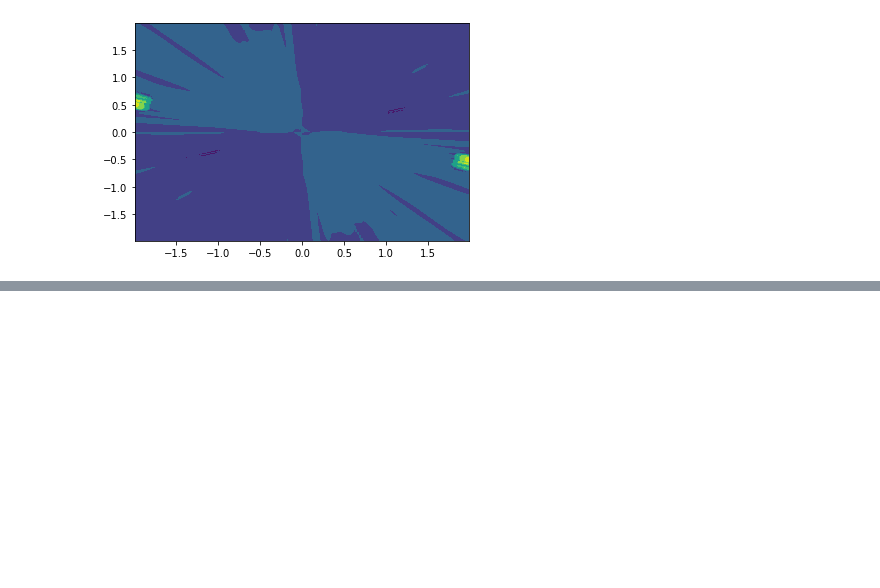
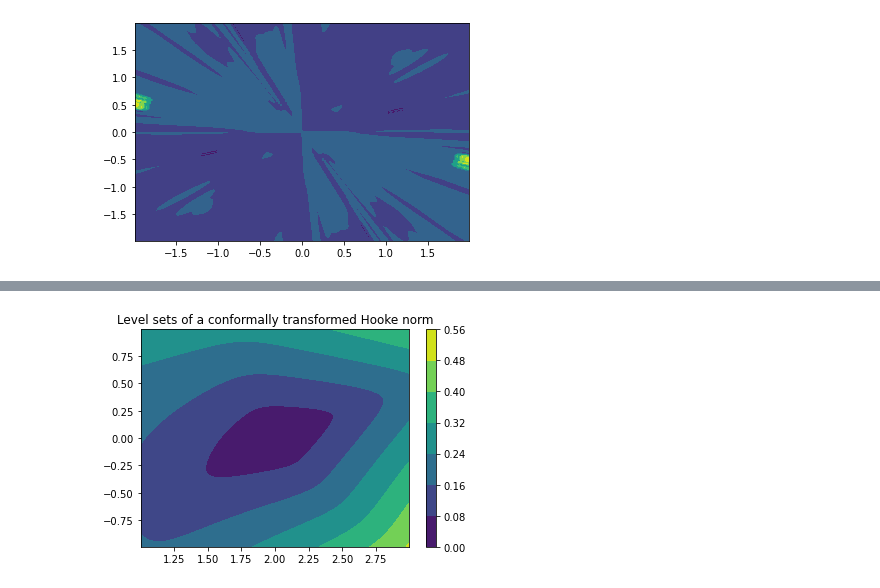
Before and after one commit to Mirebeau/AdaptiveGridDiscretizations_showcase, a Jupyter notebook: Notebooks_FMM/HighAccuracy.ipynb, the cells around one changed output, grey strips where cells are left out. Saved outputs shown, nothing was run; the diff lists cells and outputs as text; code cells hidden in the pictures; blank space fills up the shorter version.

```diff
--- a/Notebooks_FMM/HighAccuracy.ipynb
+++ b/Notebooks_FMM/HighAccuracy.ipynb
@@ -501,7 +548,3 @@ for geo in hfmOut['geodesics']:  plt.plot(*geo)
 [figure]
 # %% [markdown]
 The exact solution is, by design, explicit.
-# %%
-Xf,Yf = diff(X,Y)
-a,b=diagCoef
-ExactSolution = np.sqrt(a*Xf**2+b*Yf**2)
@@ -873,15 +960,14 @@ hfmIn = Eikonal.dictIn({
     'model':'Seismic2',
     'seeds':np.array([[2.,0.]]),
     'exportValues':1.,
+})
 
-    'factoringMethod':'Static',
-    'factoringPoints':[[0.1,0.2],[2.,0.001]],
-})
+# Set the coordinate system
 hfmIn.SetRect([[1,3],[-1,1]],dimx=200)
-hfmIn.SetUniformTips((6,6))
+X = hfmIn.Grid()
 
-X,Y = hfmIn.Grid()
-zero = 0.*X
-Theta = np.arctan2(Y,X)
+# Set the metric
+norm = Hooke.mica[0].extract_xz().rotate_by(0.5)
+hfmIn['metric'] = ConformalApply(norm, ConformalMap, X)
+
+ExactSolution = MappedNormValues(norm,ConformalMap,X,hfmIn['seed'])
-# %%
-hfmIn['metric'] = Hooke.mica[0].extract_xz().rotate_by(Theta).with_cost(X**2+Y**2)
@@ -904,0 +999,6 @@ array([3.75253679e-02, 3.37398984e-05])
+# %%
+plt.title("Level sets of a conformally transformed Hooke norm")
+plt.contourf(*X,hfmOut['values'])
+plt.colorbar();
+# %% [output]
+[figure, added]
```
Also changed, not shown: parts of 66 cells of this notebook, 55 other files.
